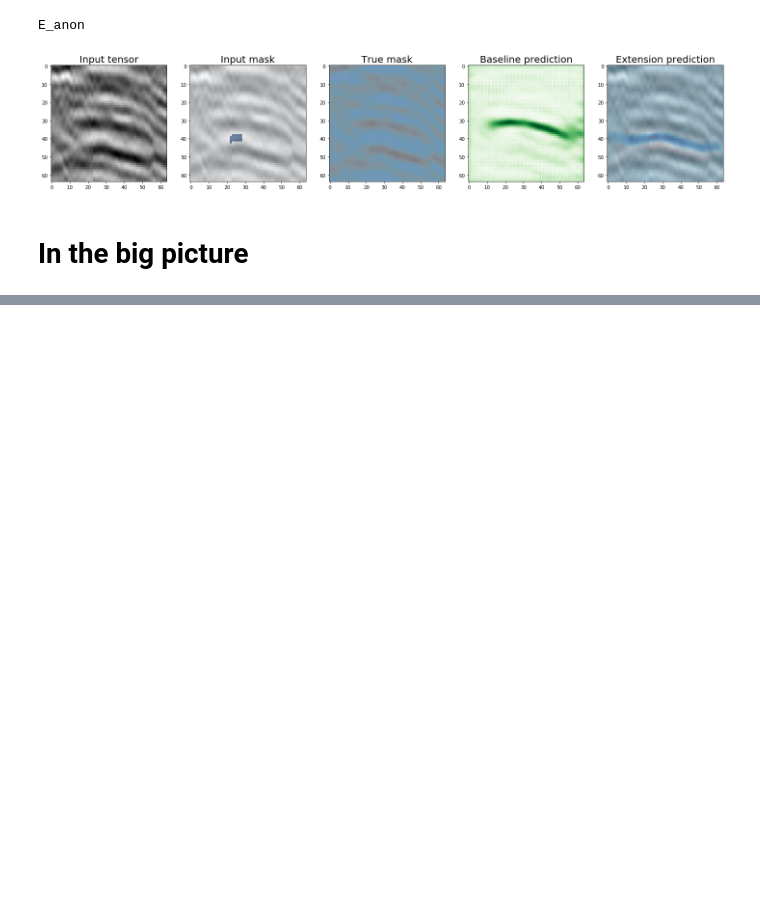
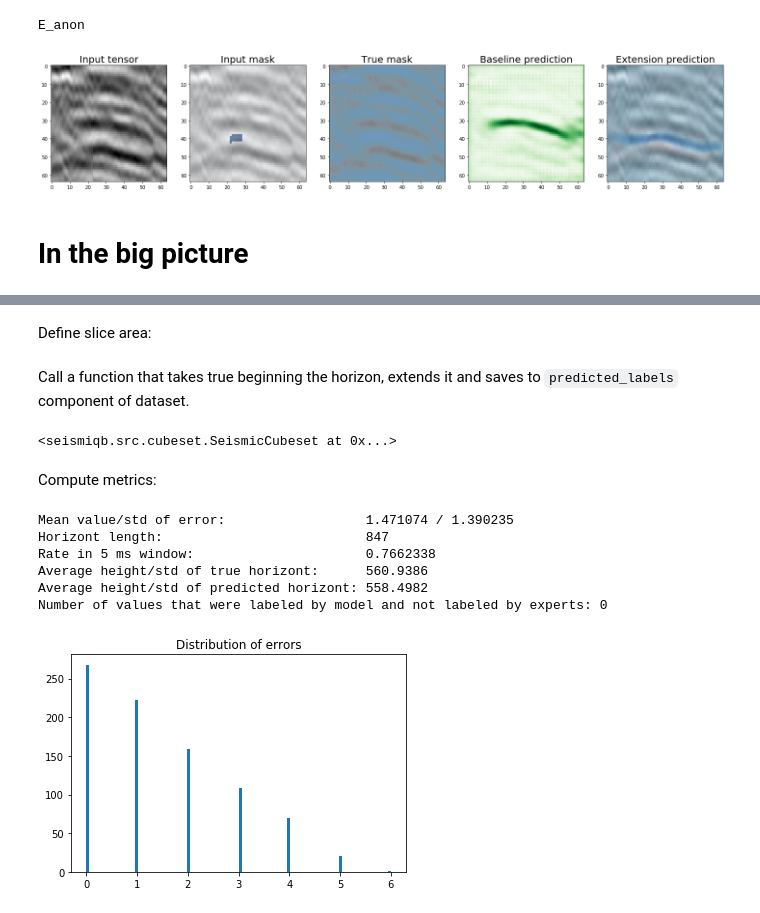
Before and after one commit to sadaqatali2027/seismiqb-1, a Jupyter notebook: models/Horizons_extension.ipynb, the cells around one changed output, grey strips where cells are left out. Drawn from its saved outputs; the diff is of its cells as text; code cells hidden in the pictures; blank space fills up the shorter version.

```diff
--- a/models/Horizons_extension.ipynb
+++ b/models/Horizons_extension.ipynb
@@ -401,0 +340,5 @@ Now we see 2 main issue to be solved:
+# %%
+paths_cubes = ['/notebooks/SEISMIC_DATA/CUBE_3/P_cube.hdf5']
+test_ds_idx = FilesIndex(path=paths_cubes, no_ext=True)
+test_ds = SeismicCubeset(test_ds_idx)
+test_ds = test_ds.load()
@@ -401,0 +354,2 @@ Now we see 2 main issue to be solved:
+# %% [markdown]
+Define slice area:
@@ -401,0 +358,19 @@ Now we see 2 main issue to be solved:
+# %% [markdown]
+Call a function that takes true beginning the horizon, extends it and saves to `predicted_labels` component of dataset.
+# %%
+make_cube_prediction(test_ds, predict_pipeline, p_start_ranges,
+                     crop_shape=[2, 64, 64], max_iters=70, show_count=10, cube_index=0)
+# %% [output]
+<seismiqb.src.cubeset.SeismicCubeset at 0x...>
+# %% [markdown]
+Compute metrics:
+# %%
+ds_compute_metrics(test_ds, cube_index=0, time_interval=2.5)
+# %% [output]
+Mean value/std of error:                  1.471074 / 1.390235
+Horizont length:                          847
+Rate in 5 ms window:                      0.7662338
+Average height/std of true horizont:      560.9386
+Average height/std of predicted horizont: 558.4982
+Number of values that were labeled by model and not labeled by experts: 0
+[figure, added]
```
Also changed, not shown: parts of 18 cells of this notebook.
